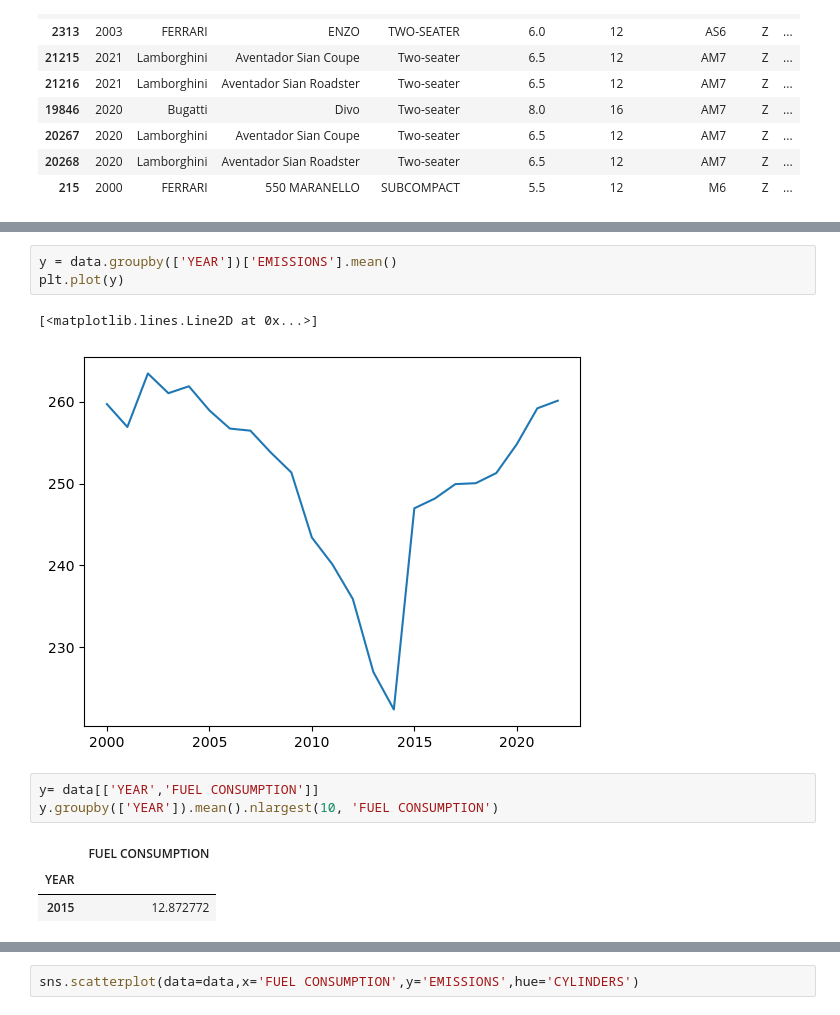
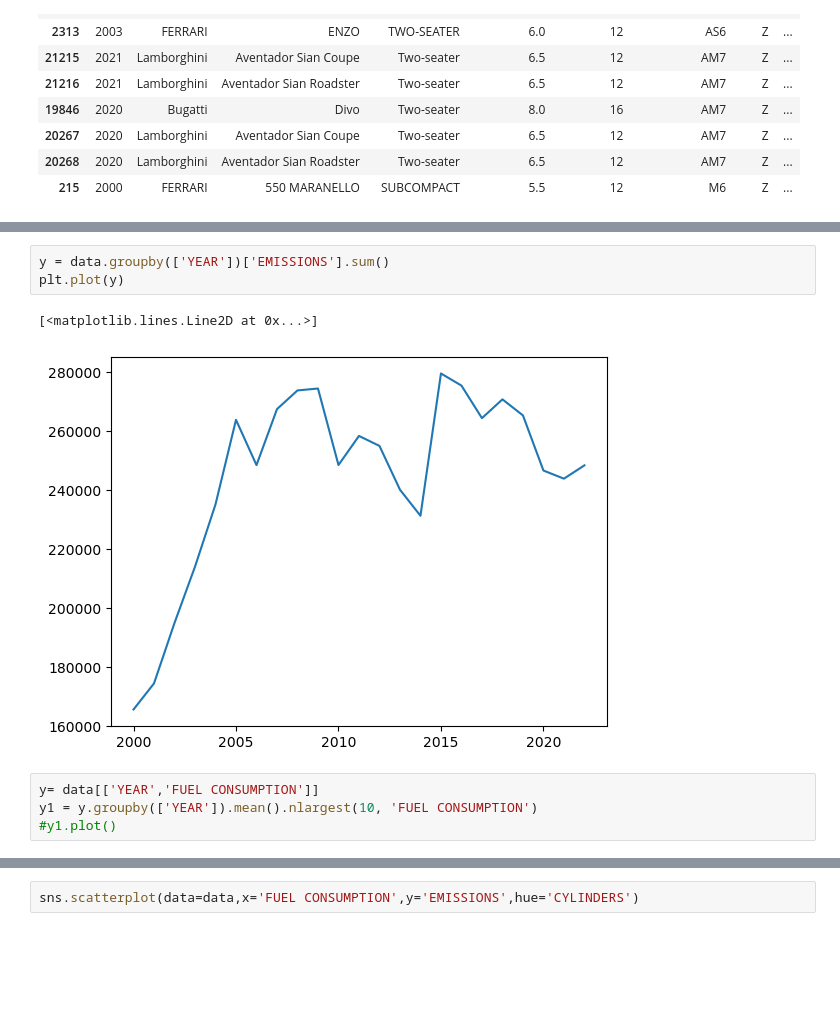
Before and after one commit to kanjaq/CO2_Emission_App, a Jupyter notebook: CO2_Emission.ipynb, the cells around one changed output, grey strips where cells are left out. Cells and saved outputs as stored; diff of their text form; blank space fills up the shorter version.

```diff
--- a/CO2_Emission.ipynb
+++ b/CO2_Emission.ipynb
@@ -248,15 +315,12 @@ print(x)
 # %%
-y = data.groupby(['YEAR'])['EMISSIONS'].mean()
+y = data.groupby(['YEAR'])['EMISSIONS'].sum()
 plt.plot(y)
 # %% [output]
 [<matplotlib.lines.Line2D at 0x...>]
-[figure, old version]
+[figure, new version]
 # %%
 y= data[['YEAR','FUEL CONSUMPTION']]
-y.groupby(['YEAR']).mean().nlargest(10, 'FUEL CONSUMPTION')
+y1 = y.groupby(['YEAR']).mean().nlargest(10, 'FUEL CONSUMPTION')
+#y1.plot()
-# %% [output]
-|  | FUEL CONSUMPTION |
-| YEAR |  |
-| 2015 | 12.872772 |
 # %%
 y= data[['YEAR','FUEL CONSUMPTION']]
```
Also changed, not shown: parts of 40 cells of this notebook.
